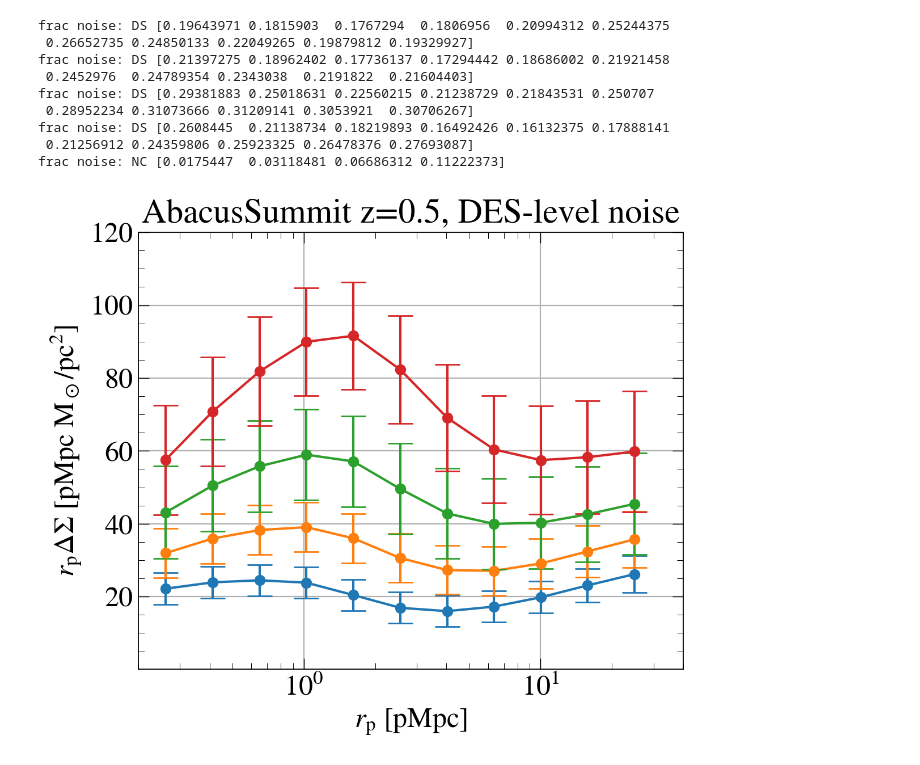
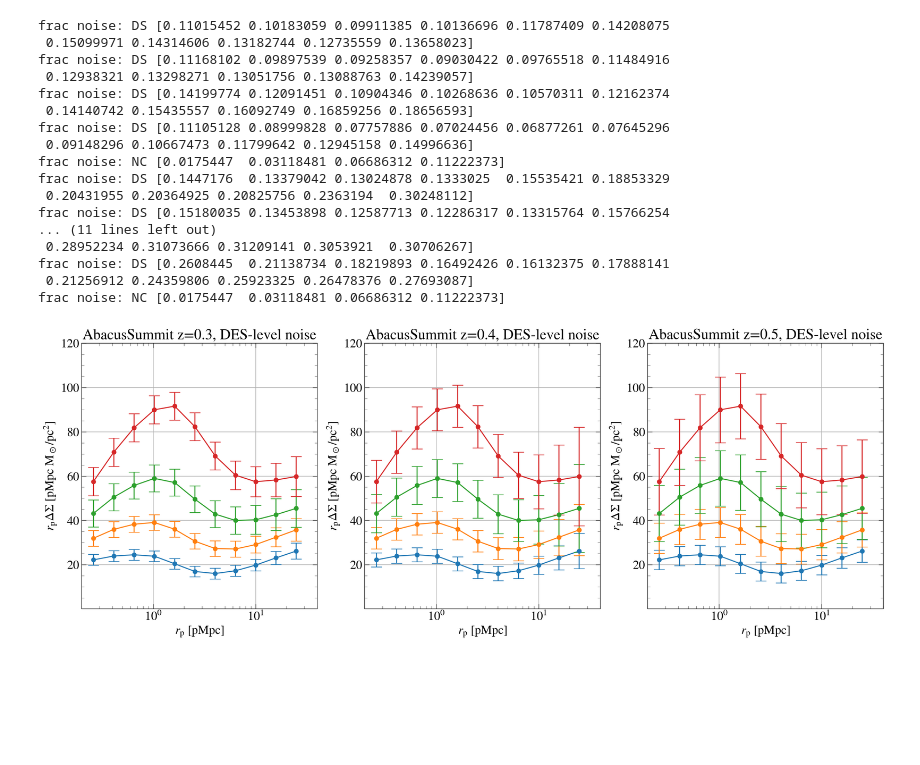
Before and after one commit to hywu/hod-selection-bias, a Jupyter notebook: repo/emulator/make_data_vector_abacus_summit.ipynb, the cells around one changed output. Drawn from its saved outputs; the diff is of its cells as text; code cells hidden in the pictures; blank space fills up the shorter version.

Commit message:
y1 data

```diff
--- a/repo/emulator/make_data_vector_abacus_summit.ipynb
+++ b/repo/emulator/make_data_vector_abacus_summit.ipynb
@@ -78,38 +100,51 @@ np.shape(cov_inv) (48, 48)
 # print((rp_cov[4:] - rp_rad)/rp_rad) #okay!
 # %%
 # plot the fake data and error bars
+plt.figure(figsize=(21,7))
 cov_loc = '/users/hywu/work/cluster-lensing-cov-public/examples/abacus_summit_analytic/'
-for ilam in range(4):
-    rp_in, DS_in = np.loadtxt(data_loc + f'DS_phys_noh_lam_bin_{ilam}.dat', unpack=True)
-    DS_interp = interp1d(np.log(rp_in), np.log(DS_in))
-    DS_data = np.exp(DS_interp(np.log(rp_rad)))
+for iz in range(3):
+    plt.subplot(1,3,1+iz)
+    redshift = z_sim[iz]
 
-    cov = np.loadtxt(cov_loc + f'DeltaSigma_cov_combined_phys_noh_{z[iz]}_{z[iz+1]}_{lam[ilam]}_{lam[ilam+1]}.dat')
-    sig = np.sqrt(np.diag(cov))[4:]
-    line = plt.plot(rp_rad, rp_rad*DS_data)
-    co = line[0].get_c()
-    plt.errorbar(rp_rad, rp_rad*DS_data, rp_rad*sig,
-                 label='data', c=co, marker='o', mec=co, ls='', capsize=8)#, np.diag(cov))
-    plt.xscale('log')
-    print('frac noise: DS', sig/DS_data)
+    for ilam in range(4):
+        rp_in, DS_in = np.loadtxt(data_loc + f'DS_phys_noh_lam_bin_{ilam}.dat', unpack=True)
+        DS_interp = interp1d(np.log(rp_in), np.log(DS_in))
+        DS_data = np.exp(DS_interp(np.log(rp_rad)))
 
-plt.xlim(0.2, 40)
-plt.ylim(0.10, 120)
-plt.title(f'AbacusSummit z=0.{zid}, DES-level noise')
+        cov = np.loadtxt(cov_loc + f'DeltaSigma_cov_combined_phys_noh_{z_data[iz]}_{z_data[iz+1]}_{lam[ilam]}_{lam[ilam+1]}.dat')
+        sig = np.sqrt(np.diag(cov))[4:]
+        line = plt.plot(rp_rad, rp_rad*DS_data)
+        co = line[0].get_c()
+        plt.errorbar(rp_rad, rp_rad*DS_data, rp_rad*sig,
+                     label='data', c=co, marker='o', mec=co, ls='', capsize=8)#, np.diag(cov))
+        plt.xscale('log')
+        print('frac noise: DS', sig/DS_data)
 
-plt.xlabel(r'$r_{\rm p}~[{\rm pMpc}]$')
-plt.ylabel(r'$r_{\rm p} \Delta\Sigma~[{\rm pMpc ~M_\odot/pc^2} ]$')
-sig_NC = np.sqrt(np.diag(cov_NC))
-print('frac noise: NC',sig_NC/NC_data)
-plt.savefig(f'../../plots/emulator/abacus_summit_fid_lensing_z0.{zid}.pdf')
+    plt.xlim(0.2, 40)
+    plt.ylim(0.10, 120)
+    plt.title(f'AbacusSummit z={redshift}, DES-level noise')
+
+    plt.xlabel(r'$r_{\rm p}~[{\rm pMpc}]$')
+    plt.ylabel(r'$r_{\rm p} \Delta\Sigma~[{\rm pMpc ~M_\odot/pc^2} ]$')
+    sig_NC = np.sqrt(np.diag(cov_NC))
+    print('frac noise: NC',sig_NC/NC_data)
+plt.savefig(f'../../plots/emulator/abacus_summit_fid_lensing.pdf')
 # %% [output]
-frac noise: DS [0.19643971 0.1815903  0.1767294  0.1806956  0.20994312 0.25244375
- 0.26652735 0.24850133 0.22049265 0.19879812 0.19329927]
-frac noise: DS [0.21397275 0.18962402 0.17736137 0.17294442 0.18686002 0.21921458
- 0.2452976  0.24789354 0.2343038  0.2191822  0.21604403]
-frac noise: DS [0.29381883 0.25018631 0.22560215 0.21238729 0.21843531 0.250707
+frac noise: DS [0.11015452 0.10183059 0.09911385 0.10136696 0.11787409 0.14208075
+ 0.15099971 0.14314606 0.13182744 0.12735559 0.13658023]
+frac noise: DS [0.11168102 0.09897539 0.09258357 0.09030422 0.09765518 0.11484916
+ 0.12938321 0.13298271 0.13051756 0.13088763 0.14239057]
+frac noise: DS [0.14199774 0.12091451 0.10904346 0.10268636 0.10570311 0.12162374
+ 0.14140742 0.15435557 0.16092749 0.16859256 0.18656593]
+frac noise: DS [0.11105128 0.08999828 0.07757886 0.07024456 0.06877261 0.07645296
+ 0.09148296 0.10667473 0.11799642 0.12945158 0.14996636]
+frac noise: NC [0.0175447  0.03118481 0.06686312 0.11222373]
+frac noise: DS [0.1447176  0.13379042 0.13024878 0.1333025  0.15535421 0.18853329
+ 0.20431955 0.20364925 0.20825756 0.2363194  0.30248112]
+frac noise: DS [0.15180035 0.13453898 0.12587713 0.12286317 0.13315764 0.15766254
+... (11 lines left out)
  0.28952234 0.31073666 0.31209141 0.3053921  0.30706267]
 frac noise: DS [0.2608445  0.21138734 0.18219893 0.16492426 0.16132375 0.17888141
  0.21256912 0.24359806 0.25923325 0.26478376 0.27693087]
 frac noise: NC [0.0175447  0.03118481 0.06686312 0.11222373]
-[figure, old version]
+[figure, new version]
```
Also changed, not shown: parts of 1 cell of this notebook, 56 other files.
